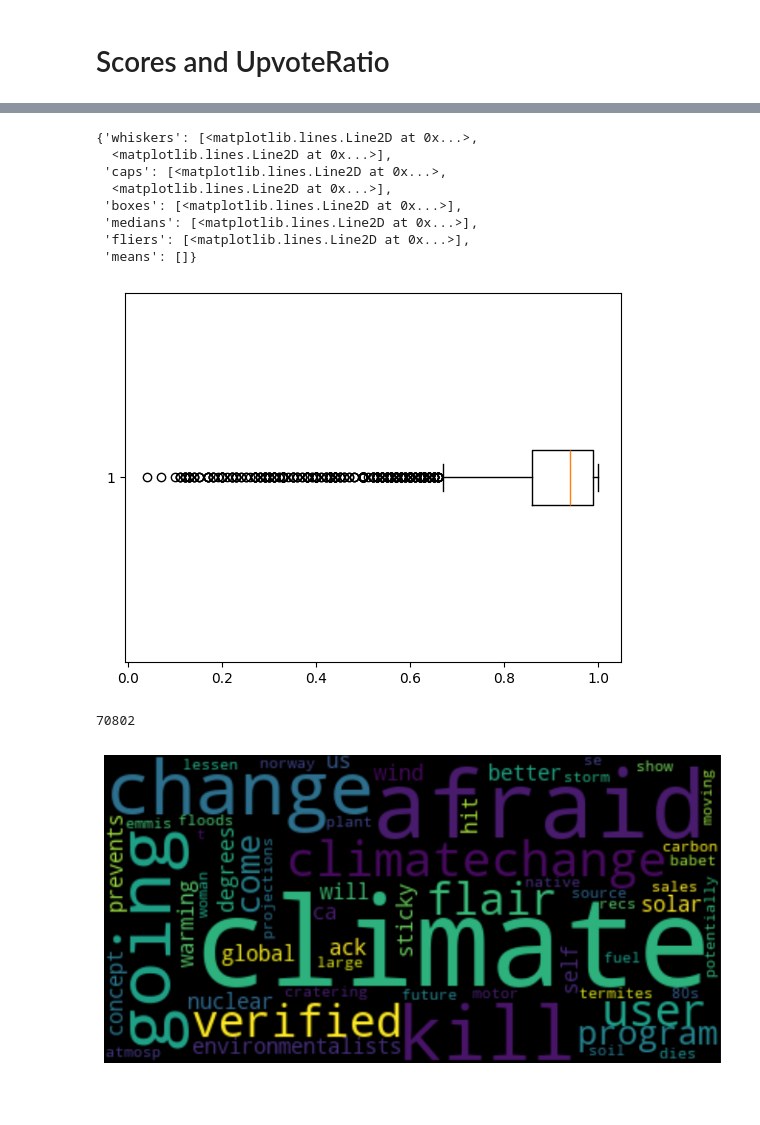
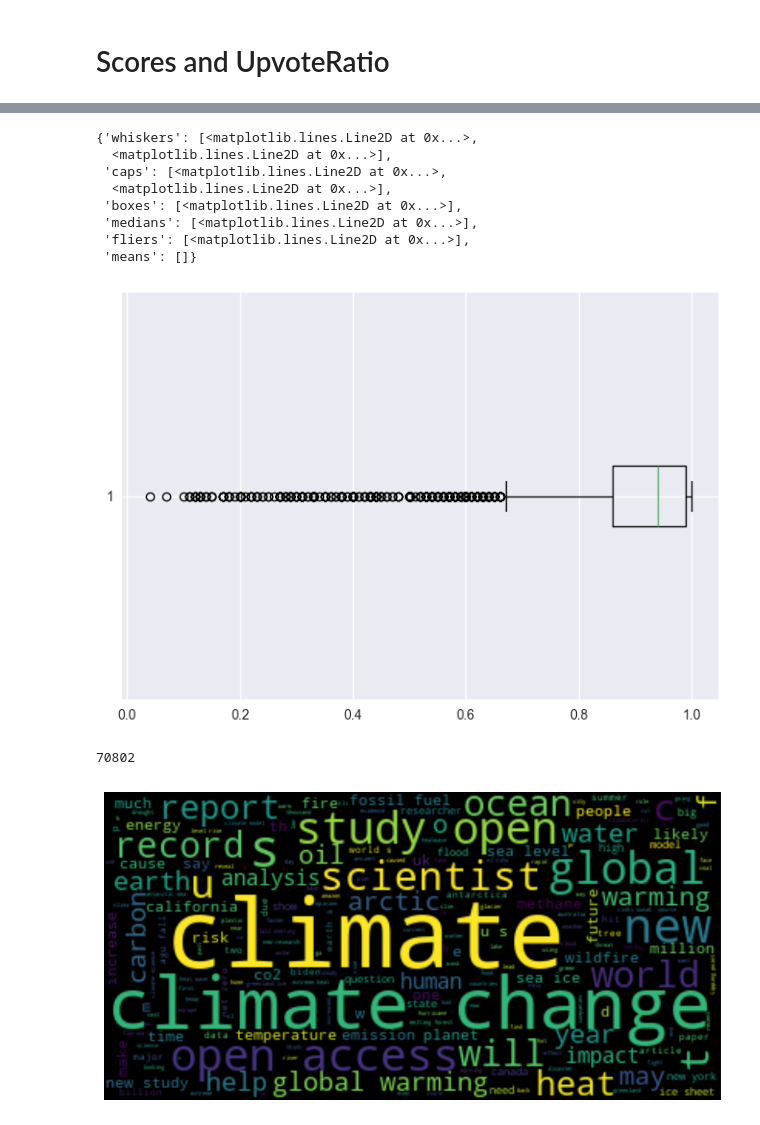
Before and after one commit to mlgomez0/advanced_python_project, a Jupyter notebook: notebooks/climate_change_visualizations.ipynb, the cells around one changed output, grey strips where cells are left out. Saved outputs shown, nothing was run; the diff lists cells and outputs as text; code cells hidden in the pictures; blank space fills up the shorter version.

Commit message:
Visualizations updated

```diff
--- a/notebooks/climate_change_visualizations.ipynb
+++ b/notebooks/climate_change_visualizations.ipynb
@@ -3,6 +3,8 @@ import pandas as pd
 import matplotlib.pyplot as plt
 import seaborn as sns
 import numpy as np
+
+plt.style.use('seaborn-v0_8')
 # %%
 df = pd.read_csv('./climate_change.csv')
 df.head()
@@ -127,7 +144,7 @@ plt.boxplot(x='UpvoteRatio', data=df, vert=False)
  'medians': [<matplotlib.lines.Line2D at 0x...>],
  'fliers': [<matplotlib.lines.Line2D at 0x...>],
  'means': []}
-[figure, old version]
+[figure, new version]
 # %%
 import numpy as np
 import pandas as pd
@@ -143,11 +160,11 @@ len(text)
 # %% [output]
 70802
 # %%
-unique_words = ' '.join(text[:100])
+unique_words = ' '.join(text)
 wordcloud = WordCloud().generate(unique_words)
 plt.figure(figsize=(10,6))
 plt.imshow(wordcloud, interpolation='bilinear')
 plt.axis("off")
 plt.show()
 # %% [output]
-[figure, old version]
+[figure, new version]
```
Also changed, not shown: parts of 6 cells of this notebook.
